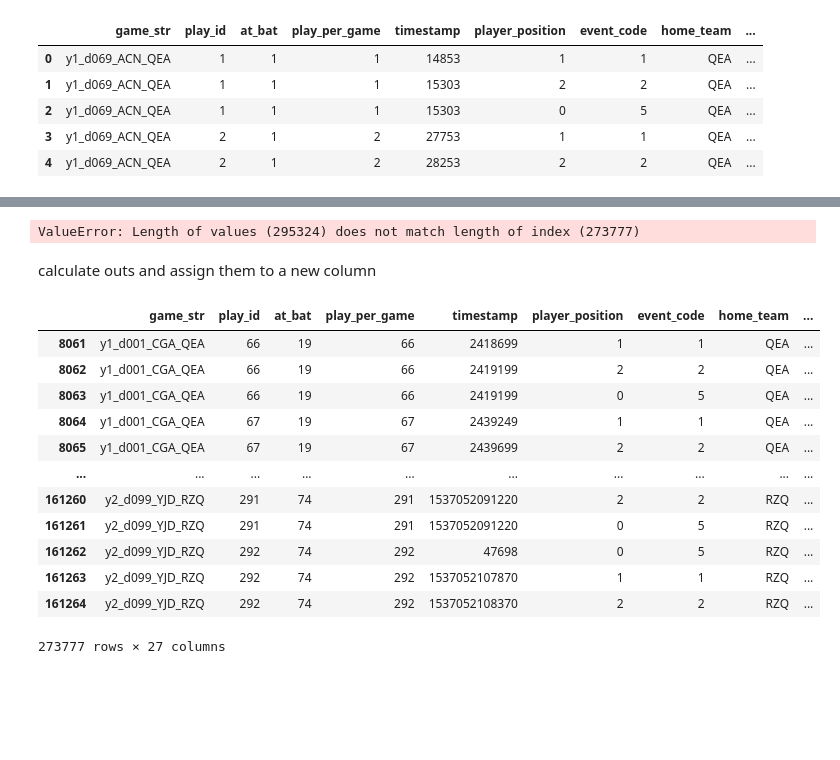
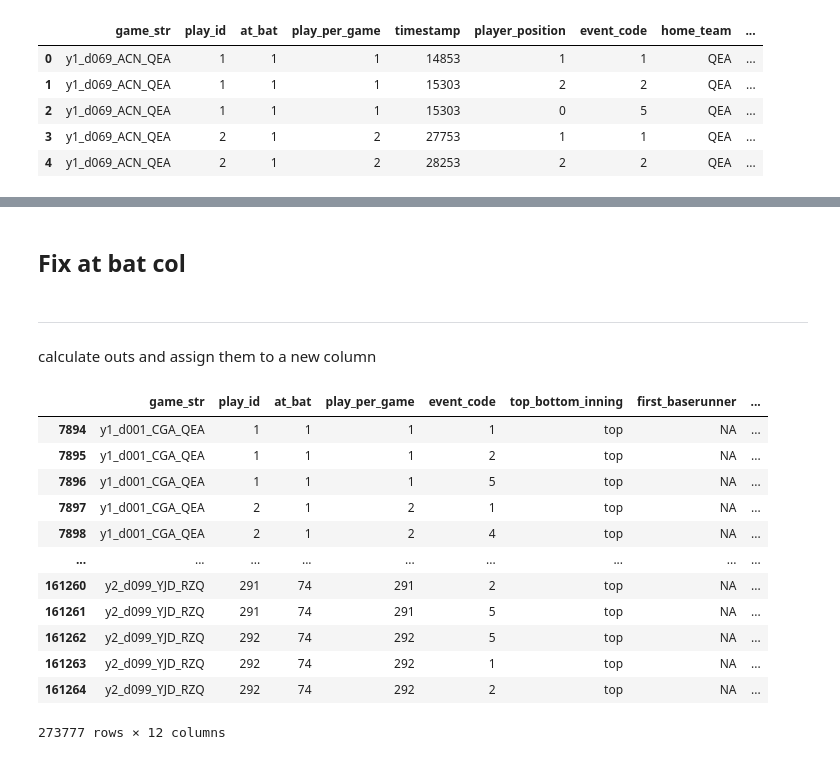
Before and after one commit to alexfrederick1/The-Man-in-the-Middle, a Jupyter notebook: add_outs.ipynb, the cells around one changed output, grey strips where cells are left out. Cells and saved outputs as stored; diff of their text form; code cells hidden in the pictures; blank space fills up the shorter version.

```diff
--- a/add_outs.ipynb
+++ b/add_outs.ipynb
@@ -5,7 +5,7 @@ import os
 import numpy as np
 pd.set_option('display.max_columns', None)
 
-data_path = "/Users/andrewzaletski/Desktop/SMT/SMT-Data-Challenge-2025-Updated"
+data_path = "/Users/pranavrajaram/SMT-Data-Challenge-2025/"
 # %%
 def readDataSubset(table_type, data_path):
     """
@@ -87,5 +103,3 @@ big_ie.head()
 | 2 | y1_d069_ACN_QEA | 1 | 1 | 1 | 15303 | 0 | 5 | QEA | ... |
 | 3 | y1_d069_ACN_QEA | 2 | 1 | 2 | 27753 | 1 | 1 | QEA | ... |
 | 4 | y1_d069_ACN_QEA | 2 | 1 | 2 | 28253 | 2 | 2 | QEA | ... |
-# %%
-big_ie = big_ie[~big_ie['batter'].isna()]
@@ -92,19 +123,23 @@ big_ie = big_ie[~big_ie['batter'].isna()]
+# %% [markdown]
+## Fix at bat col
 # %%
 at_bat = list()
-for row in range(len(big_ie)):
-    if row == 0:
+game_info_df_sub = big_ie[big_ie['at_bat'].notna()]
+for row in range(len(game_info_df_sub)):
+    if row==0:
         at_bat = at_bat + [1]
-    elif big_ie.loc[row, 'game_str'] != big_ie.loc[row-1, 'game_str']:
+    elif game_info_df_sub.loc[row, 'game_str'] != game_info_df_sub.loc[row-1, 'game_str']:
         at_bat = at_bat + [1]
-    elif big_ie.loc[row, 'batter'] == big_ie.loc[row-1, 'batter']:
+    elif game_info_df_sub.loc[row, 'batter'] == game_info_df_sub.loc[row-1, 'batter']:
         at_bat = at_bat + [at_bat[row-1]]
     else:
-        at_bat = at_bat + [at_bat[row-1]] + [1]
+        at_bat = at_bat + [at_bat[row-1] + 1]
-# %%
-big_ie['at_bat'] = at_bat
-# %% [output]
-ValueError: Length of values (295324) does not match length of index (273777)
+# %%
+game_info_df_sub['at_bat'] = at_bat
+final_ie = game_info_df_sub
+final_ie
 # %% [markdown]
+---
 calculate outs and assign them to a new column
 # %%
 def mark_outs_by_event_pattern(df):
@@ -115,46 +150,46 @@ def mark_outs_by_event_pattern(df):
     df.sort_values(['game_str', 'top_bottom_inning', 'at_bat', 'play_id'], inplace=True)
     df['next_event_code'] = df.groupby(['game_str', 'top_bottom_inning'])['event_code'].shift(-1)
     df['is_out'] = (df['event_code'] == 4) & (df['next_event_code'] == 2)
     df['is_out'] = df['is_out'].fillna(False)  # Ensures no NA remains after execution
     return df.drop(columns='next_event_code')
 
 def calculate_outs(df):
     """
     Add a cumulative 'outs' column that resets at each new half-inning, counting only when is_out is True.
     """
     df = df.copy()
     df['outs'] = 0
     group_cols = ['game_str', 'top_bottom_inning']
 
     def count_outs(subdf):
         outs = 0
         outs_list = []
         for is_out in subdf['is_out']:
             # Make sure is_out is always a bool
             if bool(is_out):  # Will be safe because of fillna above
                 outs += 1
             outs_list.append(outs)
             if outs >= 3:
                 outs = 0
         subdf['outs'] = outs_list
         return subdf
 
     return df.groupby(group_cols, group_keys=False).apply(count_outs)
 
-small_ie = mark_outs_by_event_pattern(big_ie)
-small_ie = calculate_outs(small_ie)
-small_ie
+marked = mark_outs_by_event_pattern(final_ie)
+with_outs = calculate_outs(marked).sort_values(['game_str', 'play_id'])
+with_outs
 # %% [output]
-|  | game_str | play_id | at_bat | play_per_game | timestamp | player_position | event_code | home_team | ... |
-| 8061 | y1_d001_CGA_QEA | 66 | 19 | 66 | 2418699 | 1 | 1 | QEA | ... |
-| 8062 | y1_d001_CGA_QEA | 66 | 19 | 66 | 2419199 | 2 | 2 | QEA | ... |
-| 8063 | y1_d001_CGA_QEA | 66 | 19 | 66 | 2419199 | 0 | 5 | QEA | ... |
-| 8064 | y1_d001_CGA_QEA | 67 | 19 | 67 | 2439249 | 1 | 1 | QEA | ... |
-| 8065 | y1_d001_CGA_QEA | 67 | 19 | 67 | 2439699 | 2 | 2 | QEA | ... |
-| ... | ... | ... | ... | ... | ... | ... | ... | ... | ... |
-| 161260 | y2_d099_YJD_RZQ | 291 | 74 | 291 | 1537052091220 | 2 | 2 | RZQ | ... |
-| 161261 | y2_d099_YJD_RZQ | 291 | 74 | 291 | 1537052091220 | 0 | 5 | RZQ | ... |
-| 161262 | y2_d099_YJD_RZQ | 292 | 74 | 292 | 47698 | 0 | 5 | RZQ | ... |
-| 161263 | y2_d099_YJD_RZQ | 292 | 74 | 292 | 1537052107870 | 1 | 1 | RZQ | ... |
-| 161264 | y2_d099_YJD_RZQ | 292 | 74 | 292 | 1537052108370 | 2 | 2 | RZQ | ... |
+|  | game_str | play_id | at_bat | play_per_game | event_code | top_bottom_inning | first_baserunner | ... |
+| 7894 | y1_d001_CGA_QEA | 1 | 1 | 1 | 1 | top | NA | ... |
+| 7895 | y1_d001_CGA_QEA | 1 | 1 | 1 | 2 | top | NA | ... |
+| 7896 | y1_d001_CGA_QEA | 1 | 1 | 1 | 5 | top | NA | ... |
+| 7897 | y1_d001_CGA_QEA | 2 | 1 | 2 | 1 | top | NA | ... |
+| 7898 | y1_d001_CGA_QEA | 2 | 1 | 2 | 4 | top | NA | ... |
+| ... | ... | ... | ... | ... | ... | ... | ... | ... |
+| 161260 | y2_d099_YJD_RZQ | 291 | 74 | 291 | 2 | top | NA | ... |
+| 161261 | y2_d099_YJD_RZQ | 291 | 74 | 291 | 5 | top | NA | ... |
+| 161262 | y2_d099_YJD_RZQ | 292 | 74 | 292 | 5 | top | NA | ... |
+| 161263 | y2_d099_YJD_RZQ | 292 | 74 | 292 | 1 | top | NA | ... |
+| 161264 | y2_d099_YJD_RZQ | 292 | 74 | 292 | 2 | top | NA | ... |
-273777 rows × 27 columns
+273777 rows × 12 columns
```
Also changed, not shown: parts of 6 cells of this notebook.
